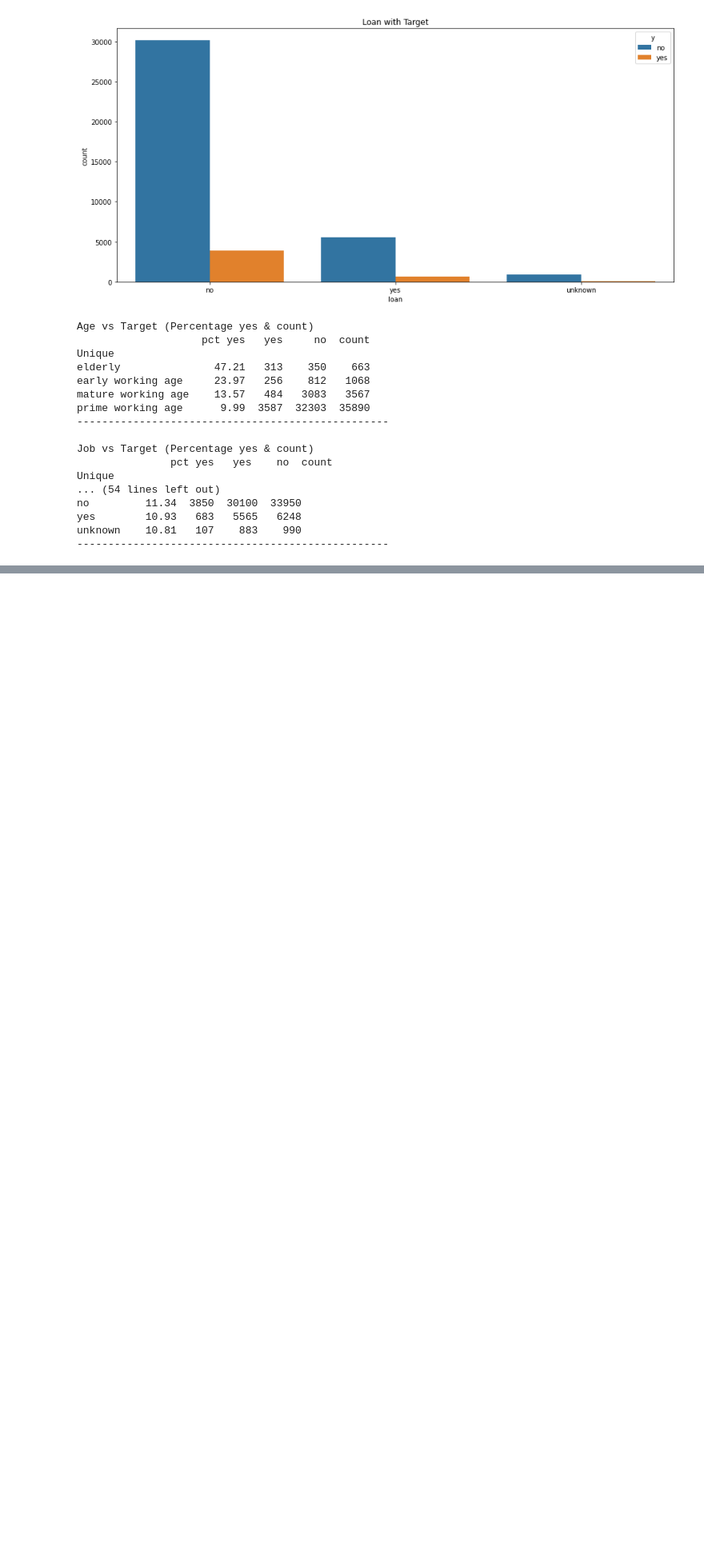
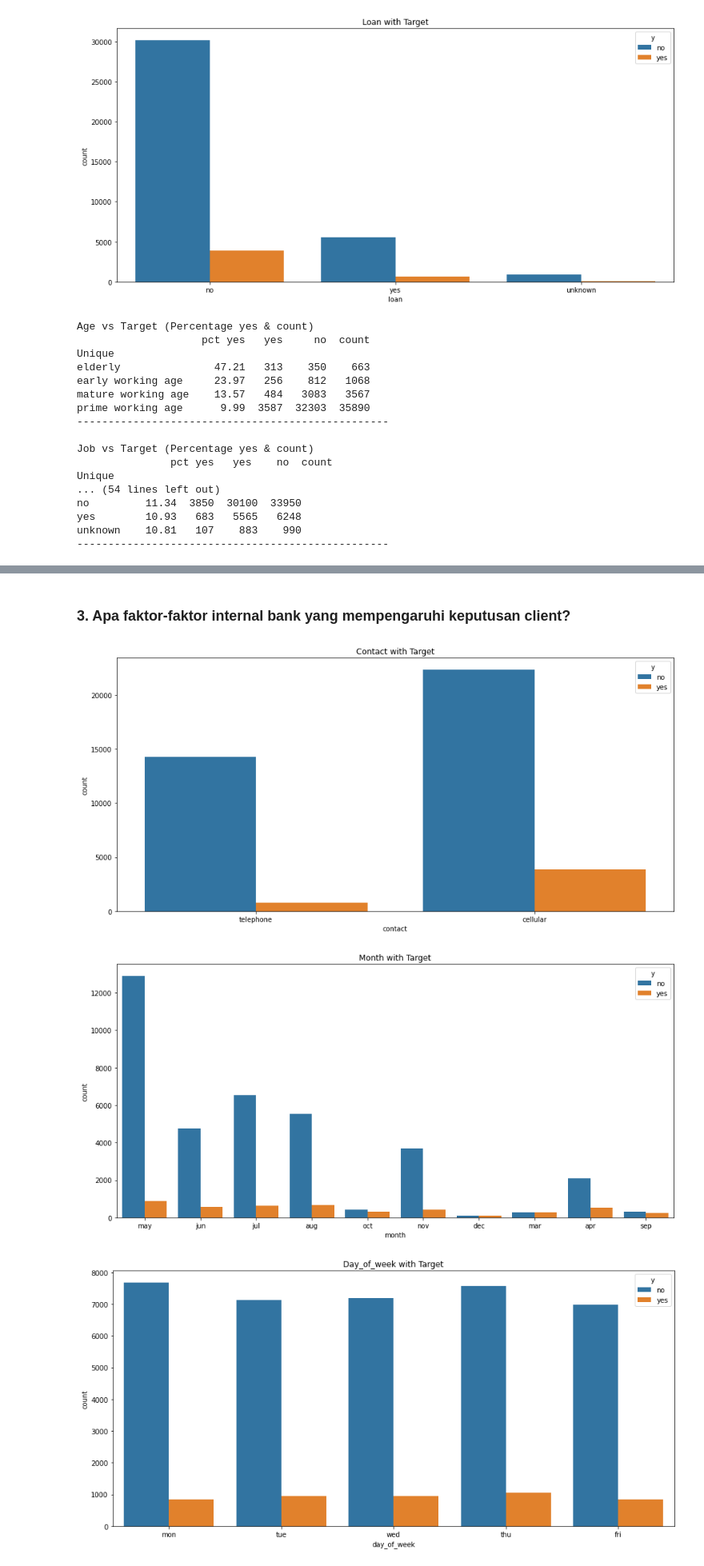
Before and after one commit to stefen-angga/Final-Project, a Jupyter notebook: EDA.ipynb, the cells around one changed output, grey strips where cells are left out. Shown: that part at 80% size. Cells and saved outputs as stored; diff of their text form; code cells hidden in the pictures; blank space fills up the shorter version.

```diff
--- a/EDA.ipynb
+++ b/EDA.ipynb
@@ -279,0 +338,12 @@ unknown    10.81   107    883    990
+# %% [markdown]
+### 3. Apa faktor-faktor internal bank yang mempengaruhi keputusan client?
+# %%
+cat= ['contact','month','day_of_week','poutcome']
+for i in cat:
+    plt.figure(figsize=(15,7))
+    sns.countplot(data=data, x= i ,hue= 'y')
+    plt.title(f'{i.capitalize()} with Target')
+# %% [output]
+[figure, added]
+[figure, added]
+[figure, added]
```
Also changed, not shown: parts of 17 cells of this notebook.
